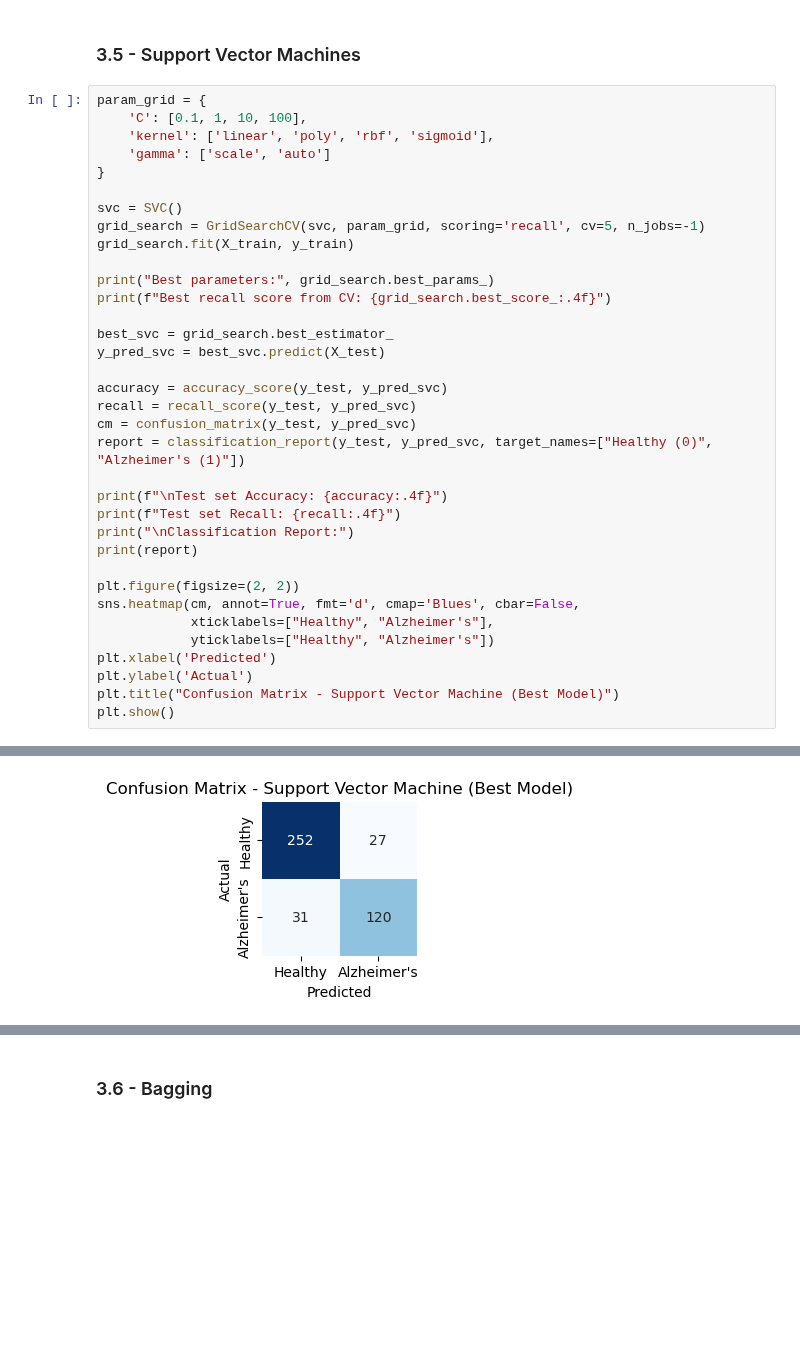
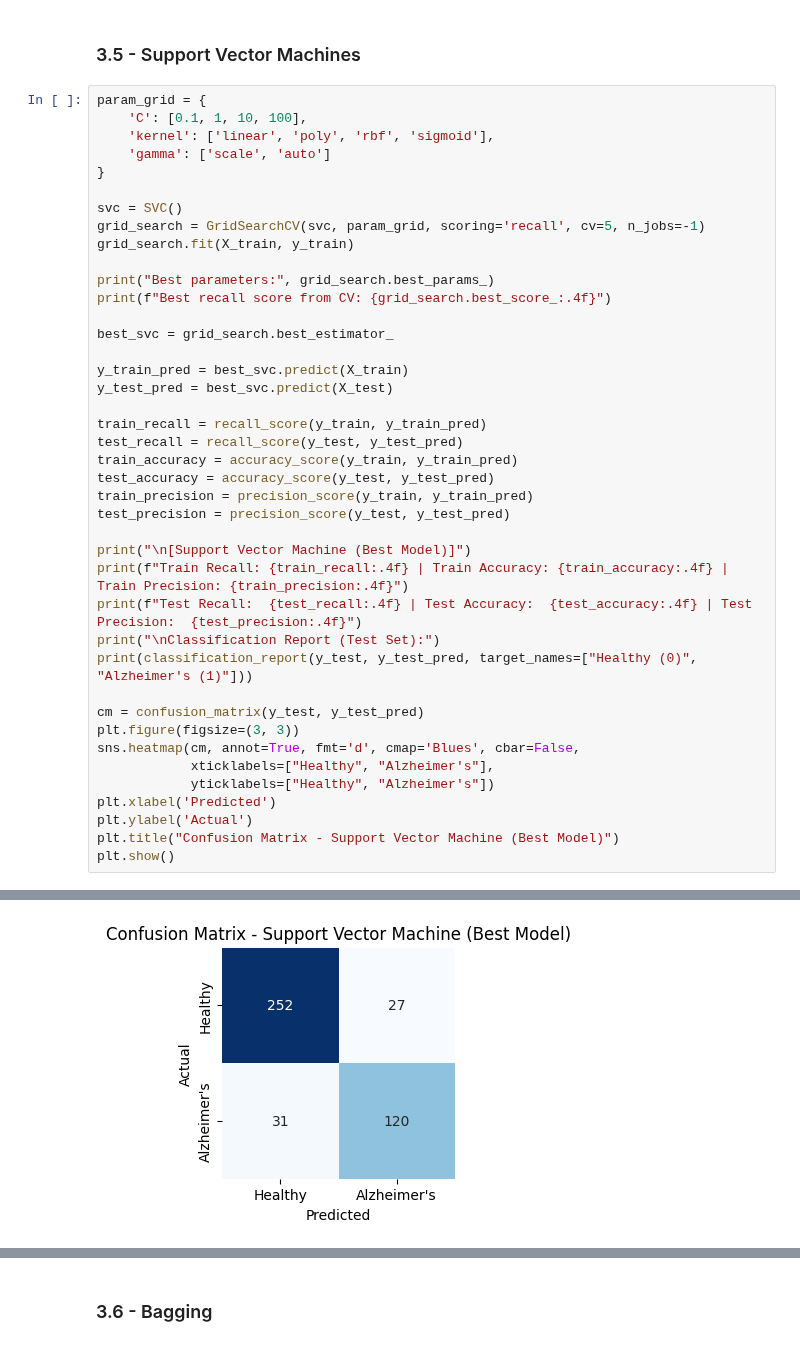
Before and after one commit to treite/classificationGroupwork, a Jupyter notebook: projectPart2.ipynb, the cells around one changed output, grey strips where cells are left out. Drawn from its saved outputs; the diff is of its cells as text; blank space fills up the shorter version.

```diff
--- a/projectPart2.ipynb
+++ b/projectPart2.ipynb
@@ -275,19 +527,25 @@ print("Best parameters:", grid_search.best_params_)
 print(f"Best recall score from CV: {grid_search.best_score_:.4f}")
 
 best_svc = grid_search.best_estimator_
-y_pred_svc = best_svc.predict(X_test)
 
-accuracy = accuracy_score(y_test, y_pred_svc)
-recall = recall_score(y_test, y_pred_svc)
-cm = confusion_matrix(y_test, y_pred_svc)
-report = classification_report(y_test, y_pred_svc, target_names=["Healthy (0)", "Alzheimer's (1)"])
+y_train_pred = best_svc.predict(X_train)
+y_test_pred = best_svc.predict(X_test)
 
-print(f"\nTest set Accuracy: {accuracy:.4f}")
-print(f"Test set Recall: {recall:.4f}")
-print("\nClassification Report:")
-print(report)
+train_recall = recall_score(y_train, y_train_pred)
+test_recall = recall_score(y_test, y_test_pred)
+train_accuracy = accuracy_score(y_train, y_train_pred)
+test_accuracy = accuracy_score(y_test, y_test_pred)
+train_precision = precision_score(y_train, y_train_pred)
+test_precision = precision_score(y_test, y_test_pred)
 
-plt.figure(figsize=(2, 2))
+print("\n[Support Vector Machine (Best Model)]")
+print(f"Train Recall: {train_recall:.4f} | Train Accuracy: {train_accuracy:.4f} | Train Precision: {train_precision:.4f}")
+print(f"Test Recall:  {test_recall:.4f} | Test Accuracy:  {test_accuracy:.4f} | Test Precision:  {test_precision:.4f}")
+print("\nClassification Report (Test Set):")
+print(classification_report(y_test, y_test_pred, target_names=["Healthy (0)", "Alzheimer's (1)"]))
+
+cm = confusion_matrix(y_test, y_test_pred)
+plt.figure(figsize=(3, 3))
 sns.heatmap(cm, annot=True, fmt='d', cmap='Blues', cbar=False,
             xticklabels=["Healthy", "Alzheimer's"],
             yticklabels=["Healthy", "Alzheimer's"])
@@ -306,9 +565,9 @@ Classification Report:
                  precision    recall  f1-score   support
 
     Healthy (0)       0.89      0.90      0.90       279
 Alzheimer's (1)       0.82      0.79      0.81       151
 
        accuracy                           0.87       430
       macro avg       0.85      0.85      0.85       430
    weighted avg       0.86      0.87      0.86       430
-[figure, old version]
+[figure, new version]
```
Also changed, not shown: parts of 28 cells of this notebook.
